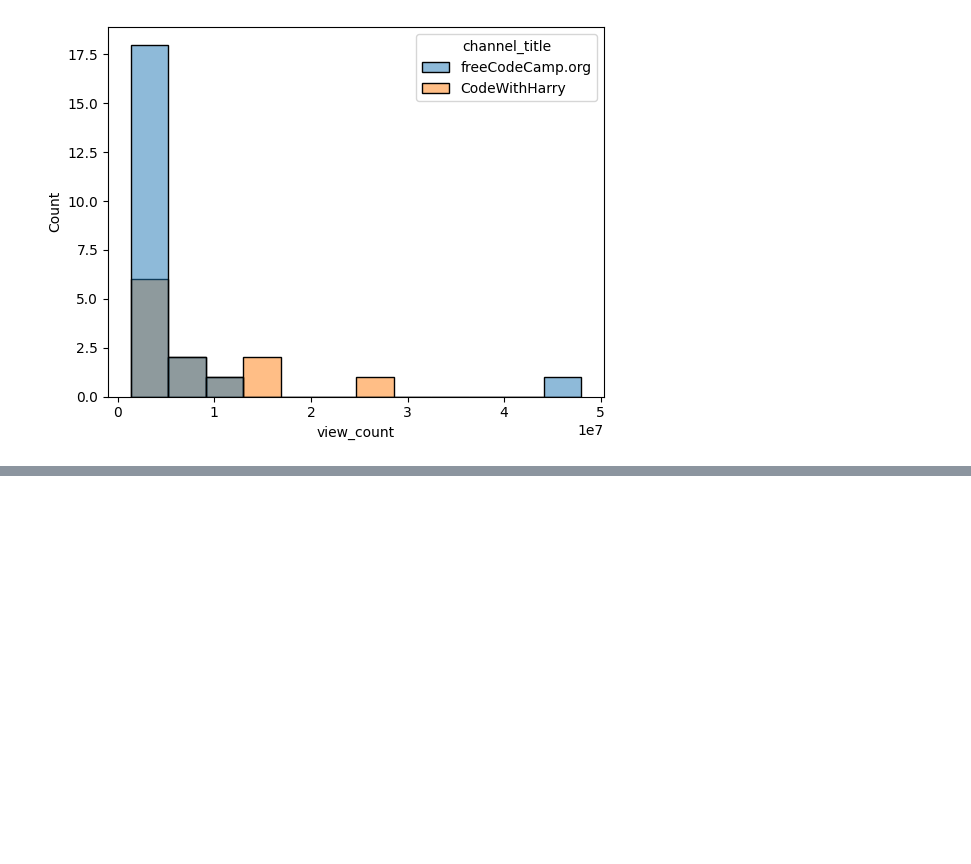
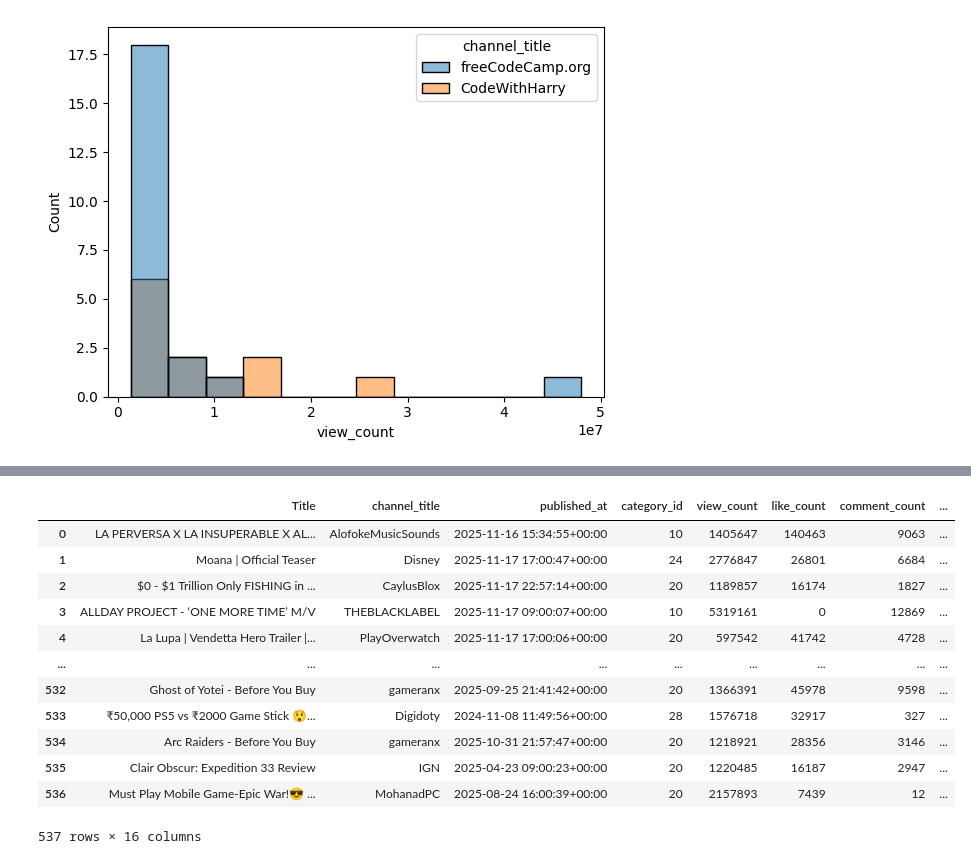
Before and after one commit to vexyiwnl/youtube-analytics, a Jupyter notebook: youtube_analytics.ipynb, the cells around one changed output, grey strips where cells are left out. Saved outputs shown, nothing was run; the diff lists cells and outputs as text; code cells hidden in the pictures; blank space fills up the shorter version.

```diff
--- a/youtube_analytics.ipynb
+++ b/youtube_analytics.ipynb
@@ -148,0 +149,16 @@ sns.barplot(freecode_harry,x="channel_title",y="view_count",hue="caption")
+# %%
+df_yt
+# %% [output]
+|  | Title | channel_title | published_at | category_id | view_count | like_count | comment_count | ... |
+| 0 | LA PERVERSA X LA INSUPERABLE X AL... | AlofokeMusicSounds | 2025-11-16 15:34:55+00:00 | 10 | 1405647 | 140463 | 9063 | ... |
+| 1 | Moana | Official Teaser | Disney | 2025-11-17 17:00:47+00:00 | 24 | 2776847 | 26801 | 6684 | ... |
+| 2 | $0 - $1 Trillion Only FISHING in ... | CaylusBlox | 2025-11-17 22:57:14+00:00 | 20 | 1189857 | 16174 | 1827 | ... |
+| 3 | ALLDAY PROJECT - ‘ONE MORE TIME’ M/V | THEBLACKLABEL | 2025-11-17 09:00:07+00:00 | 10 | 5319161 | 0 | 12869 | ... |
+| 4 | La Lupa | Vendetta Hero Trailer |... | PlayOverwatch | 2025-11-17 17:00:06+00:00 | 20 | 597542 | 41742 | 4728 | ... |
+| ... | ... | ... | ... | ... | ... | ... | ... | ... |
+| 532 | Ghost of Yotei - Before You Buy | gameranx | 2025-09-25 21:41:42+00:00 | 20 | 1366391 | 45978 | 9598 | ... |
+| 533 | ₹50,000 PS5 vs ₹2000 Game Stick 😲... | Digidoty | 2024-11-08 11:49:56+00:00 | 28 | 1576718 | 32917 | 327 | ... |
+| 534 | Arc Raiders - Before You Buy | gameranx | 2025-10-31 21:57:47+00:00 | 20 | 1218921 | 28356 | 3146 | ... |
+| 535 | Clair Obscur: Expedition 33 Review | IGN | 2025-04-23 09:00:23+00:00 | 20 | 1220485 | 16187 | 2947 | ... |
+| 536 | Must Play Mobile Game-Epic War!😎 ... | MohanadPC | 2025-08-24 16:00:39+00:00 | 20 | 2157893 | 7439 | 12 | ... |
+537 rows × 16 columns
```
Also changed, not shown: parts of 10 cells of this notebook.
